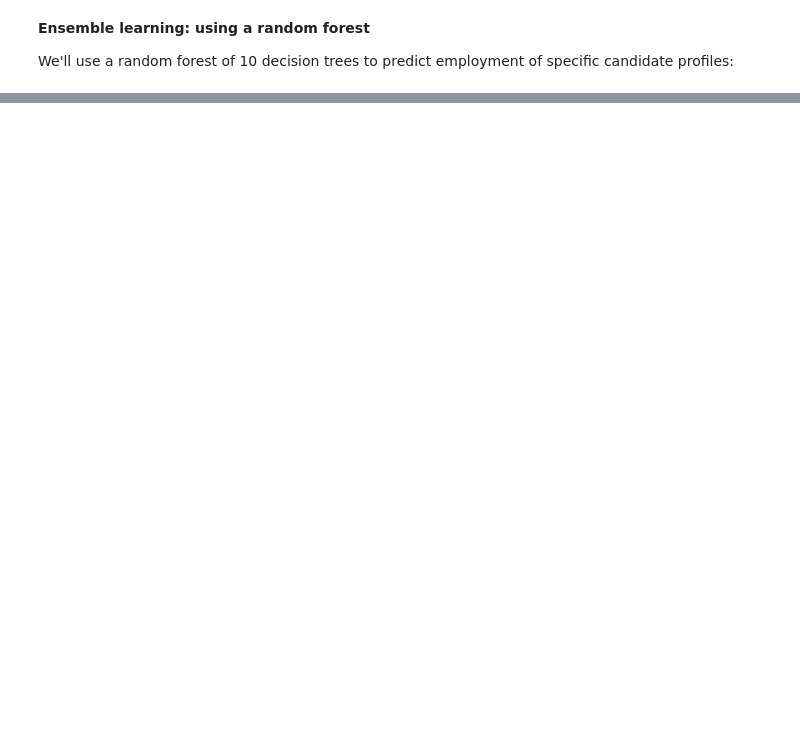
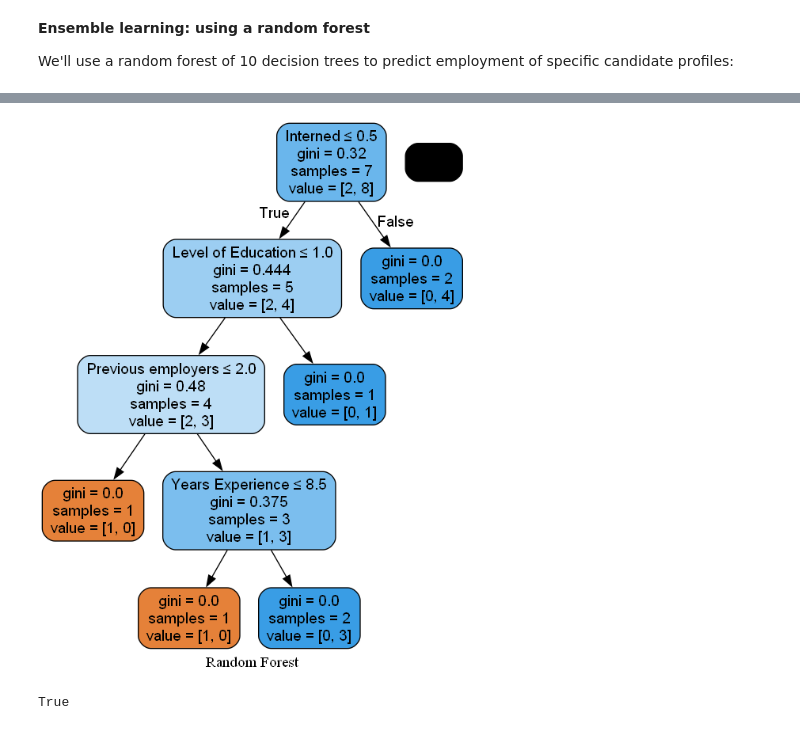
Before and after one commit to AHMAD-KHAIRI/python, a Jupyter notebook: day_108_decision_trees/random-forest.ipynb, the cells around one changed output, grey strips where cells are left out. Saved outputs shown, nothing was run; the diff lists cells and outputs as text; code cells hidden in the pictures; blank space fills up the shorter version.

```diff
--- a/day_108_decision_trees/random-forest.ipynb
+++ b/day_108_decision_trees/random-forest.ipynb
@@ -62,0 +149,23 @@ print (clf.predict([[10, 0, 4, 0, 0, 0]]))
+# %%
+# Visualize one of the trees in the Random Forest (for example, the first tree)
+# Note: You can choose a different tree index based on your requirements
+tree_to_visualize = 1
+tree_visualization_data = StringIO()
+tree.export_graphviz(rf_clf.estimators_[tree_to_visualize], out_file=tree_visualization_data,
+                     feature_names=features, filled=True, rounded=True, special_characters=True)
+
+# tree_graph = pydotplus.graph_from_dot_data(tree_visualization_data.getvalue())
+
+# Add a title to the PyDotPlus graph object
+tree_graph = pydotplus.graph_from_dot_data(tree_visualization_data.getvalue())
+tree_graph.set('label', 'Random Forest')
+
+Image(tree_graph.create_png())
+# %% [output]
+[figure, added]
+# %%
+# Save the random forest tree visualization as a PNG file
+output_file_path = "random_forest.png"
+tree_graph.write_png(output_file_path)
+# %% [output]
+True
```
Also changed, not shown: parts of 4 cells of this notebook, 2 other files.
